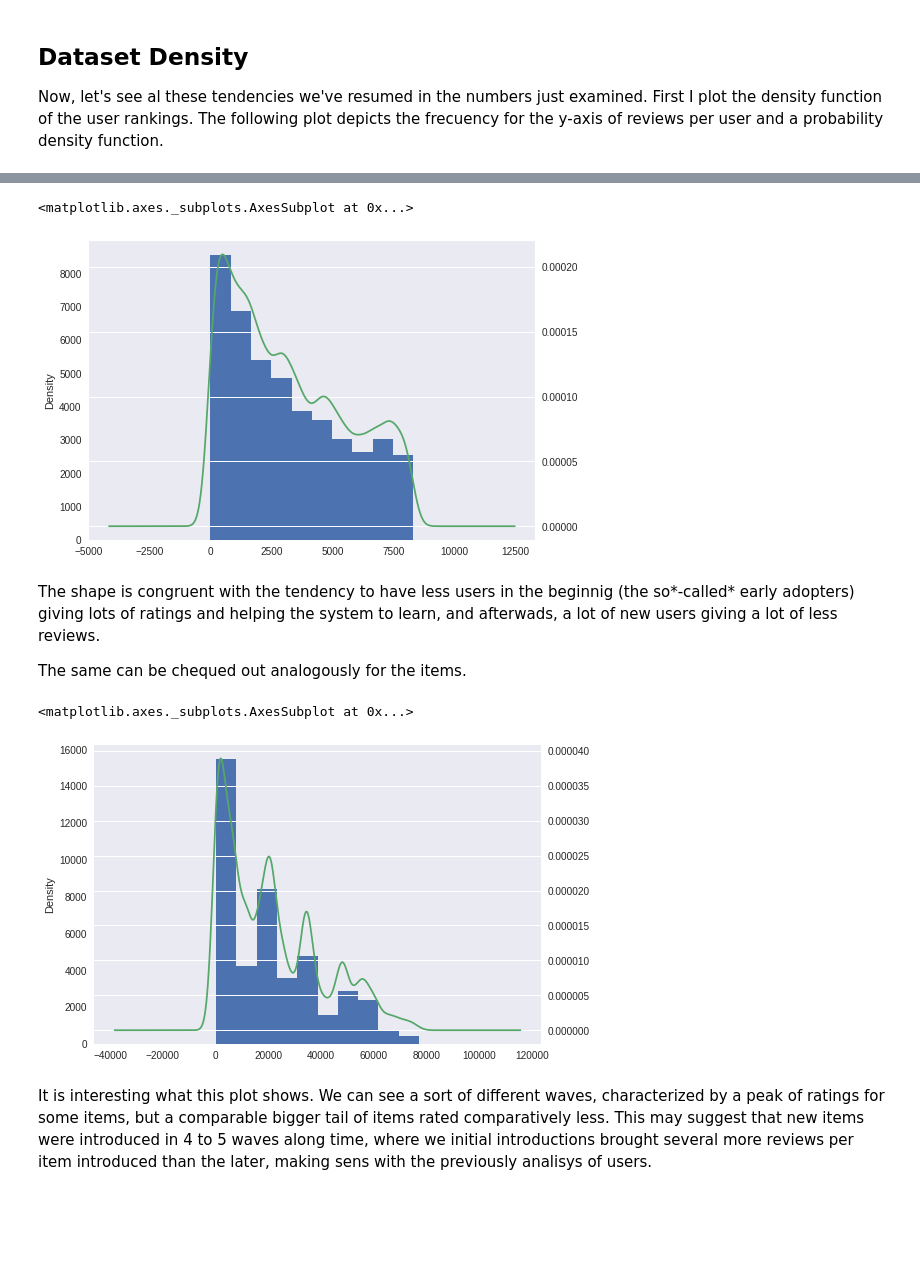
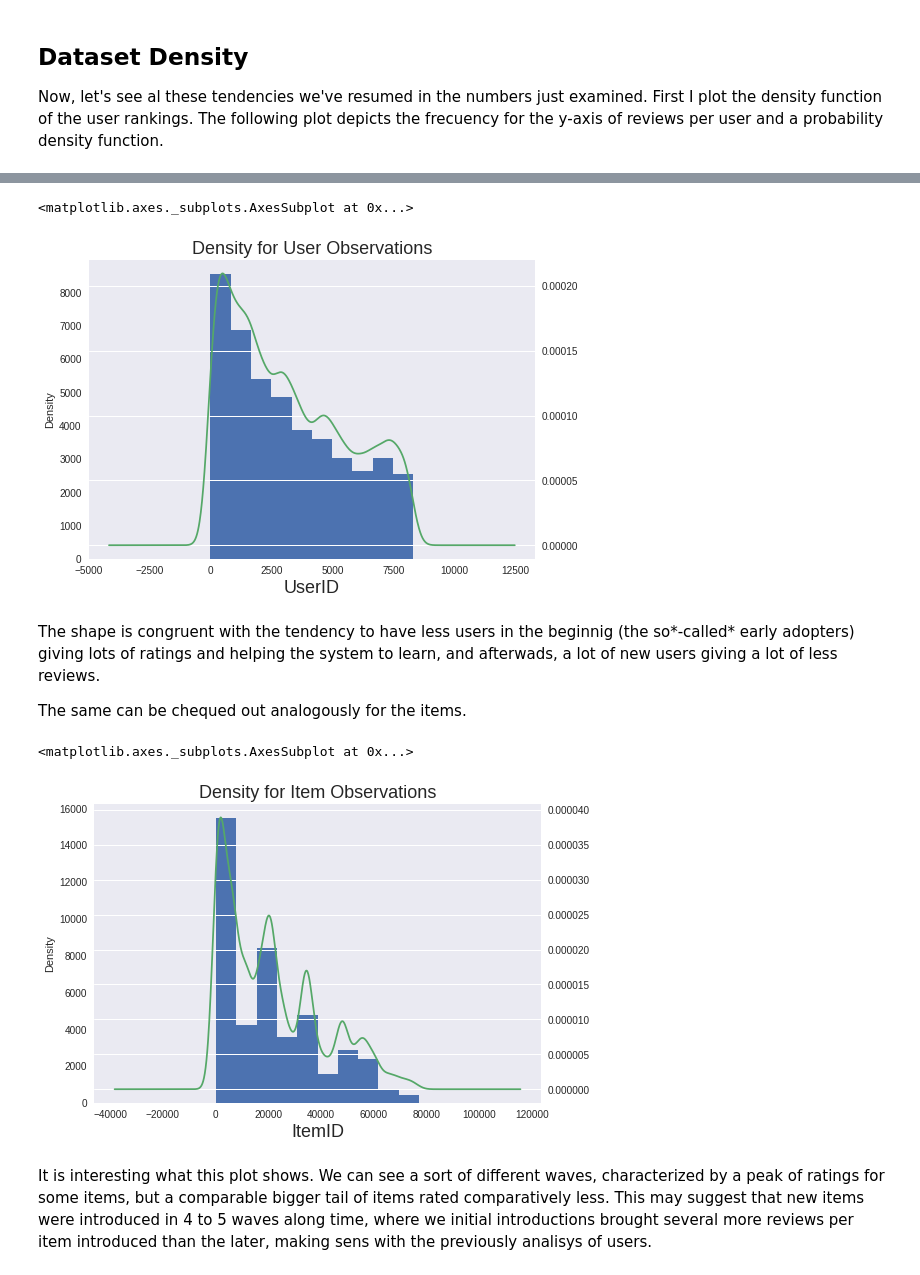
Before and after one commit to paulanavarretec/RecSys-Tarea1, a Jupyter notebook: Recsys_Tarea1.ipynb, the cells around one changed output, grey strips where cells are left out. Saved outputs shown, nothing was run; the diff lists cells and outputs as text; code cells hidden in the pictures; blank space fills up the shorter version.

```diff
--- a/Recsys_Tarea1.ipynb
+++ b/Recsys_Tarea1.ipynb
@@ -209,22 +224,27 @@ Now, let's see al these tendencies we've resumed in the numbers just examined. F
 # %%
 # train_file['userID'].plot.kde()
 # train_file['userID'].plot.hist() # or alternatively
 
 ax = train_file.userID.plot(kind='hist')
+ax.set_title('Density for User Observations', fontsize=18)
+ax.set_xlabel('UserID', fontsize=18)
 train_file.userID.plot(kind='kde', ax=ax, secondary_y=True)
 # %% [output]
 <matplotlib.axes._subplots.AxesSubplot at 0x...>
-[figure, old version]
+[figure, new version]
 # %% [markdown]
 The shape is congruent with the tendency to have less users in the beginnig (the so*-called* early adopters) giving lots of ratings and helping the system to learn, and afterwads, a lot of new users giving a lot of less reviews.
 
 The same can be chequed out analogously for the items.
 # %%
 ax = train_file.itemID.plot(kind='hist')
+
+ax.set_title('Density for Item Observations', fontsize=18)
+ax.set_xlabel('ItemID', fontsize=18)
 train_file.itemID.plot(kind='kde', ax=ax, secondary_y=True)
 # %% [output]
 <matplotlib.axes._subplots.AxesSubplot at 0x...>
-[figure, old version]
+[figure, new version]
 # %% [markdown]
 It is interesting what this plot shows. We can see a sort of different waves, characterized by a peak of ratings for some items, but a comparable bigger tail of items rated comparatively less. This may suggest that new items were introduced in 4 to 5 waves along time, where we initial introductions brought several more reviews per item introduced than the later, making sens with the previously analisys of users.
 # %% [markdown]
```
Also changed, not shown: parts of 4 cells of this notebook.
